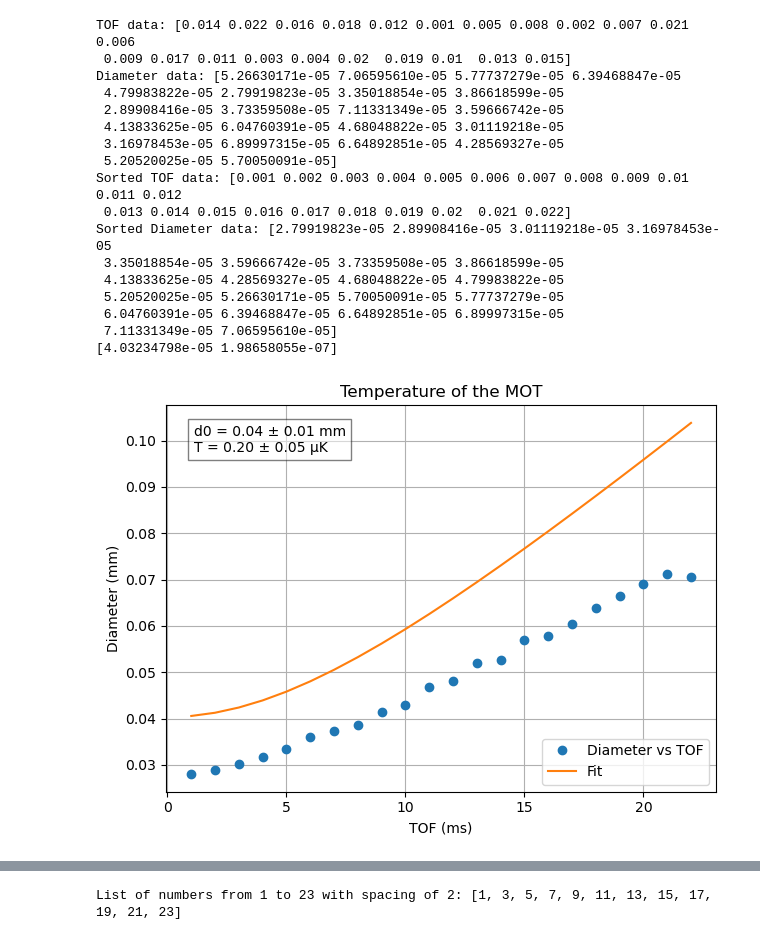
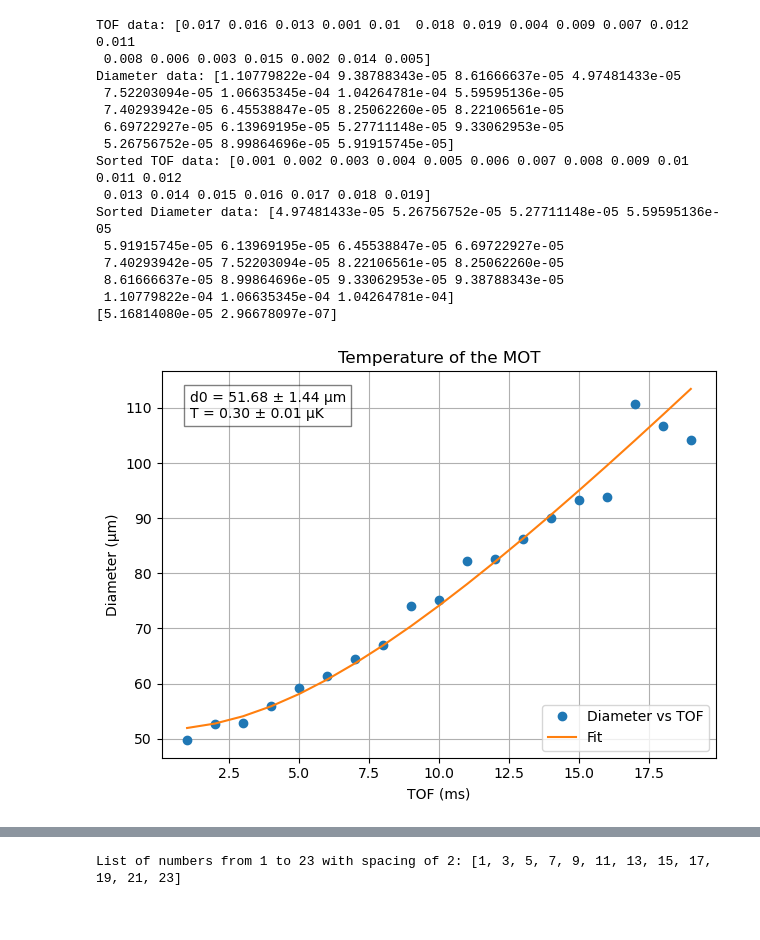
Before and after one commit to harrykendell/ARTIQ, a Jupyter notebook: analysis/plotting_data_post_analysis.ipynb, the cells around one changed output, grey strips where cells are left out. Cells and saved outputs as stored; diff of their text form; code cells hidden in the pictures.

Commit message:
Pixel callibration working perfectly, also temprature fitting looks nice but temprature is very low it can be true

```diff
--- a/analysis/plotting_data_post_analysis.ipynb
+++ b/analysis/plotting_data_post_analysis.ipynb
@@ -230,7 +213,7 @@ all = [
 ]
 
 # enter the file number you want to analyze
-file_number = 14  # Example file number, adjust as needed
+file_number = 2 # Example file number, adjust as needed
 
 if file_number < 0 or file_number >= len(files_directory):
     raise ValueError(
@@ -240,13 +223,12 @@ if file_number < 0 or file_number >= len(files_directory):
 
 # Extracting the values and the units from the files
 f1 = h5py.File(files_directory[file_number], "r")
-print(f1)
 # extract file name and run number from the file path
 
 file_name = os.path.basename(files_directory[file_number])
 run_number = int(file_name.split("-")[0])
 c = "ndscan.rid_" + str(run_number) + ".points.channel_info"
-d = "ndscan.rid_" + str(run_number) + ".points.axis_1"
+d = "ndscan.rid_" + str(run_number) + ".points.axis_0"
 
 
 a = f1["datasets"][c][()]
@@ -282,7 +264,7 @@ for i in range(a.shape[0]):
             wavelength.append(float(b[1]))
         elif key == "atom_number":
             atom_number.append(float(b[1]))
-        elif key == "peak":  # Assuming this is a key for peak pixels
+        elif key == "peak_pixel":  # Assuming this is a key for peak pixels
             # extract numbers from tuple string
             tuple_str = ":".join(b[1:]).strip()
             nums = re.findall(r"[-+]?\d*\.\d+|\d+", tuple_str)
@@ -291,14 +273,14 @@ for i in range(a.shape[0]):
                 peaky.append(float(nums[1]))
                 # If you want the third value, use float(nums[2])
             # else skip or handle error
-        elif key == "centroid":  # Assuming this is a key for centroid pixels
+        elif key == "centroid_pixel":  # Assuming this is a key for centroid pixels
             tuple_str = ":".join(b[1:]).strip()
             nums = re.findall(r"[-+]?\d*\.\d+|\d+", tuple_str)
             if len(nums) >= 3:
                 centroidx.append(float(nums[0]))
                 centroidy.append(float(nums[1]))
                 # If you want the third value, use float(nums[2])
-        elif key == "best_values":  # Assuming this is a key for some values
+        elif key == "best_values_pixel":  # Assuming this is a key for some values
             # Extract dictionary from line
             match = re.search(r"\{(.+?)\}", line)
             if match:
@@ -376,13 +358,13 @@ data = {
 
 # save file in this directory with directory name
 
-output_directory = (
-    "/home/ae19663/Desktop/Deepak/analysis_files/"
-    + file_name.split(".")[0]
-    + "_run_"
-    + str(run_number)
-    + ".csv"
-)
-df = pd.DataFrame(data)
-df.to_csv(output_directory, index=False)
+#utput_directory = (
+ #  "/home/ae19663/Desktop/Deepak/analysis_files/"
+ #  + file_name.split(".")[0]
+ #  + "_run_"
+  # + str(run_number)
+  # + ".csv"
+#
+#f = pd.DataFrame(data)
+#f.to_csv(output_directory, index=False)
 # %% [output]
@@ -644,7 +625,7 @@ plot_general(
 import numpy as np
 
 # diameter scaling factor, taken from the applet py code
-scaling_factor = 25 * 1e-6  # Example scaling factor, adjust as needed
+scaling_factor = 42.68e-6  # Example scaling factor, adjust as needed
 
 t_data = f1["datasets"][d][()]  # TOF data
 d_data = np.array(sy) * scaling_factor  # Diameter data, using sy as an example
@@ -687,55 +668,53 @@ def model(t, d0, T):
 
 # Fit your existing data
 bounds = ([0, 0], [np.inf, np.inf])  # d0 and T must be positive
-p0 = [30e-3, 200e-6]  # Initial guess
+p0 = [50e-6, 200e-6]  # Initial guess
 popt, pcov = curve_fit(model, t_data_sorted, d_data_sorted, p0=p0, bounds=bounds)
 d0_fit, T_fit = popt
 d0_err, T_err = np.sqrt(np.diag(pcov))
 
 print(popt)
 
 # Plot
-plt.plot(t_data_sorted * 1e3, d_data_sorted * 1e3, "o", label="data")
-plt.plot(t_data_sorted * 1e3, model(t_data_sorted, *popt) * 1e3, label="fit")
+plt.plot(t_data_sorted * 1e3, d_data_sorted * 1e6, "o", label="data")
+plt.plot(t_data_sorted * 1e3, model(t_data_sorted, *popt) * 1e6, label="fit")
 plt.xlabel("TOF (ms)")
-plt.ylabel("Diameter (mm)")
+plt.ylabel("Diameter (μm)")
 plt.legend(["Diameter vs TOF", "Fit"])
 plt.title("Temperature of the MOT")
 
 # add fit results to the plot with box with proper formatting
-fit_text = f"d0 = {d0_fit * 1e3:.2f} ± {d0_err * 1e3:.2f} mm\nT = {T_fit * 1e6:.2f} ± {T_err * 1e6:.2f} μK"
+fit_text = f"d0 = {d0_fit * 1e6:.2f} ± {d0_err * 1e6:.2f} μm\nT = {T_fit * 1e6:.2f} ± {T_err * 1e6:.2f} μK"
 plt.gca().text(
     0.05,
     0.95,
     fit_text,
     transform=plt.gca().transAxes,
     fontsize=10,
     verticalalignment="top",
     bbox=dict(facecolor="white", alpha=0.5, edgecolor="black"),
 )
 plt.grid(True)
 plt.tight_layout()
 plt.show()
 
 # Print results
-print(f"d0 = {d0_fit * 1e3} ± {d0_err * 1e3} mm")
-print(f"T = {T_fit * 1e6} ± {T_err * 1e6} μK")
+print(f"d0 = {d0_fit * 1e6:.2f} ± {d0_err * 1e6:.2f} μm")
+print(f"T = {T_fit * 1e6:.2f} ± {T_err * 1e6:.2f} μK")
 # %% [output]
-TOF data: [0.014 0.022 0.016 0.018 0.012 0.001 0.005 0.008 0.002 0.007 0.021 0.006
- 0.009 0.017 0.011 0.003 0.004 0.02  0.019 0.01  0.013 0.015]
-Diameter data: [5.26630171e-05 7.06595610e-05 5.77737279e-05 6.39468847e-05
- 4.79983822e-05 2.79919823e-05 3.35018854e-05 3.86618599e-05
- 2.89908416e-05 3.73359508e-05 7.11331349e-05 3.59666742e-05
- 4.13833625e-05 6.04760391e-05 4.68048822e-05 3.01119218e-05
- 3.16978453e-05 6.89997315e-05 6.64892851e-05 4.28569327e-05
- 5.20520025e-05 5.70050091e-05]
+TOF data: [0.017 0.016 0.013 0.001 0.01  0.018 0.019 0.004 0.009 0.007 0.012 0.011
+ 0.008 0.006 0.003 0.015 0.002 0.014 0.005]
+Diameter data: [1.10779822e-04 9.38788343e-05 8.61666637e-05 4.97481433e-05
+ 7.52203094e-05 1.06635345e-04 1.04264781e-04 5.59595136e-05
+ 7.40293942e-05 6.45538847e-05 8.25062260e-05 8.22106561e-05
+ 6.69722927e-05 6.13969195e-05 5.27711148e-05 9.33062953e-05
+ 5.26756752e-05 8.99864696e-05 5.91915745e-05]
 Sorted TOF data: [0.001 0.002 0.003 0.004 0.005 0.006 0.007 0.008 0.009 0.01  0.011 0.012
- 0.013 0.014 0.015 0.016 0.017 0.018 0.019 0.02  0.021 0.022]
-Sorted Diameter data: [2.79919823e-05 2.89908416e-05 3.01119218e-05 3.16978453e-05
- 3.35018854e-05 3.59666742e-05 3.73359508e-05 3.86618599e-05
- 4.13833625e-05 4.28569327e-05 4.68048822e-05 4.79983822e-05
- 5.20520025e-05 5.26630171e-05 5.70050091e-05 5.77737279e-05
- 6.04760391e-05 6.39468847e-05 6.64892851e-05 6.89997315e-05
- 7.11331349e-05 7.06595610e-05]
-[4.03234798e-05 1.98658055e-07]
+ 0.013 0.014 0.015 0.016 0.017 0.018 0.019]
+Sorted Diameter data: [4.97481433e-05 5.26756752e-05 5.27711148e-05 5.59595136e-05
+ 5.91915745e-05 6.13969195e-05 6.45538847e-05 6.69722927e-05
+ 7.40293942e-05 7.52203094e-05 8.22106561e-05 8.25062260e-05
+ 8.61666637e-05 8.99864696e-05 9.33062953e-05 9.38788343e-05
+ 1.10779822e-04 1.06635345e-04 1.04264781e-04]
+[5.16814080e-05 2.96678097e-07]
-[figure, old version]
+[figure, new version]
```
Also changed, not shown: parts of 5 cells of this notebook.
